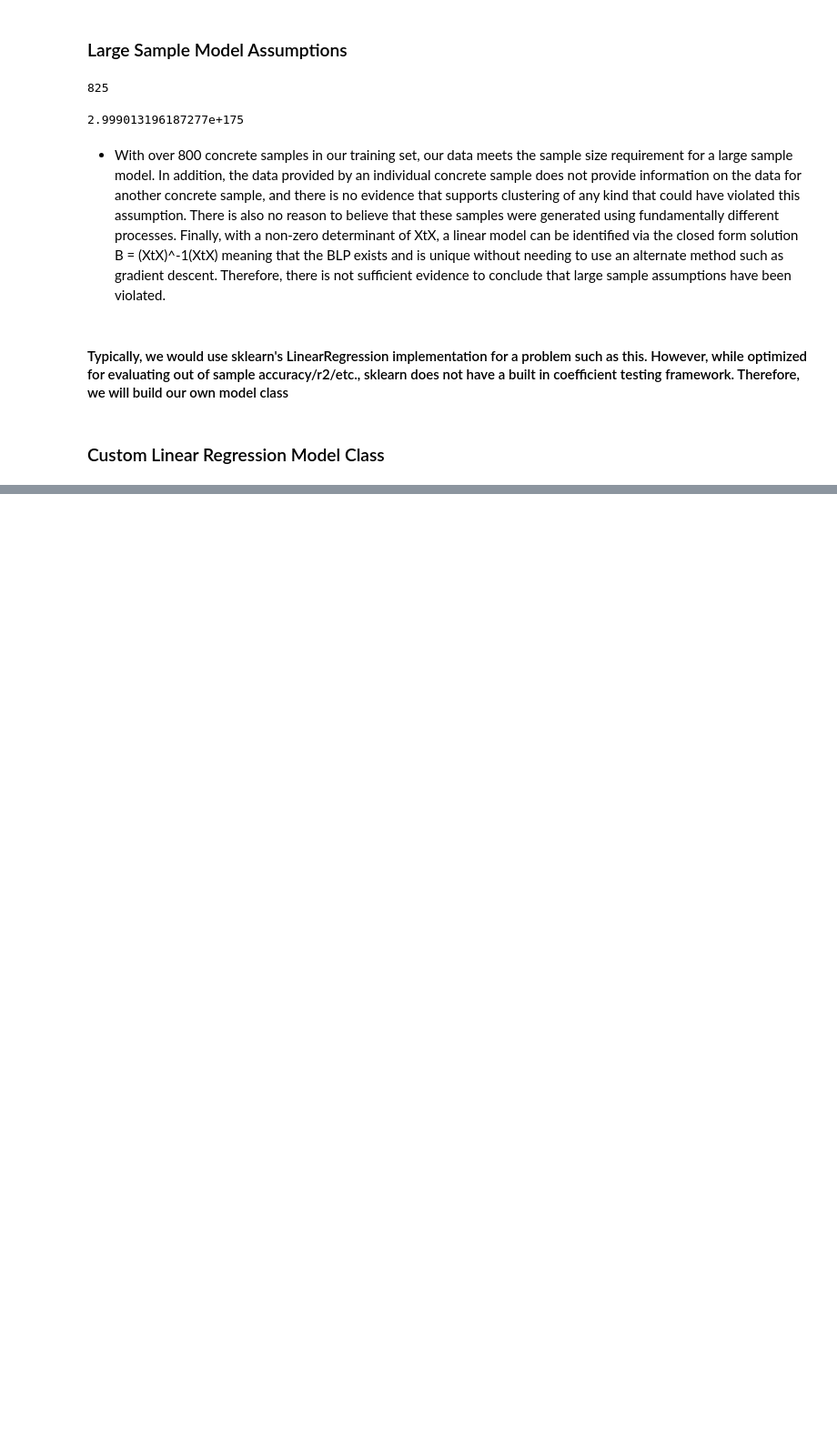
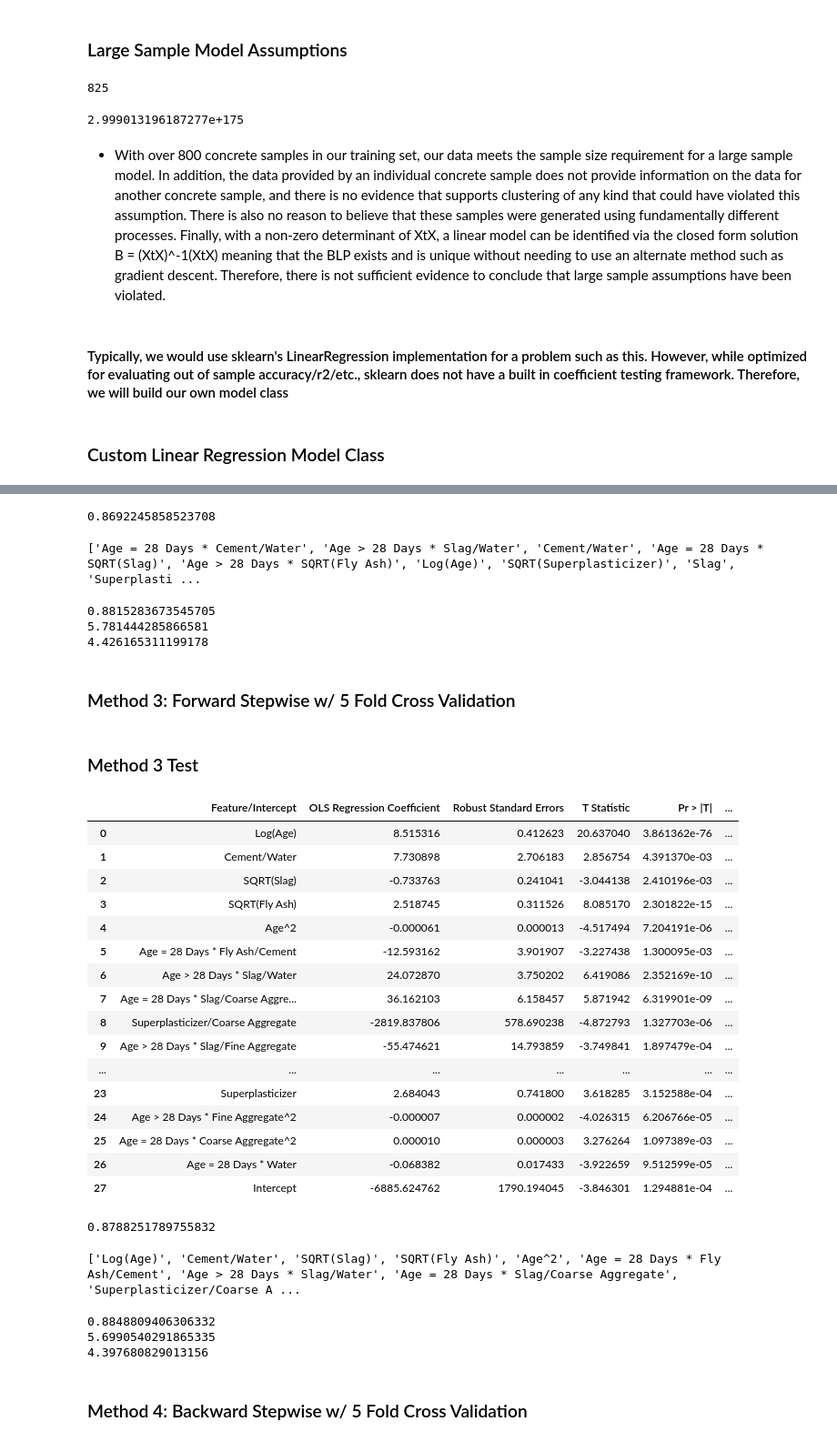
Before and after one commit to amitg3-ucb/w203_lab2, a Jupyter notebook: Data Cleaning and Model Development.ipynb, the cells around one changed output, grey strips where cells are left out. Shown at 91% size. Drawn from its saved outputs; the diff is of its cells as text; code cells hidden in the pictures; blank space fills up the shorter version.

```diff
--- a/Data Cleaning and Model Development.ipynb
+++ b/Data Cleaning and Model Development.ipynb
@@ -393,0 +524,20 @@ test1
+# %%
+model2_adjusted_r2
+# %% [output]
+0.8692245858523708
+# %%
+print(model2_colnames)
+# %% [output]
+['Age = 28 Days * Cement/Water', 'Age > 28 Days * Slag/Water', 'Cement/Water', 'Age = 28 Days * SQRT(Slag)', 'Age > 28 Days * SQRT(Fly Ash)', 'Log(Age)', 'SQRT(Superplasticizer)', 'Slag', 'Superplasti ...
+# %%
+# METHOD 2 FINAL MODEL, EVALUATION ON TEST DATA
+preds = model2.predict(test_data.iloc[:,:-1][model2_colnames]) #CAPTURE PREDICTIONS
+print(r2_score(test_data.iloc[:,-1],preds)) #OUT OF SAMPLE R2
+print(mean_squared_error(test_data.iloc[:,-1],preds,squared=False)) #OUT OF SAMPLE RMSE
+print(mean_absolute_error(test_data.iloc[:,-1],preds)) #OUT OF SAMPLE MAE
+# %% [output]
+0.8815283673545705
+5.781444285866581
+4.426165311199178
+# %% [markdown]
+### Method 3: Forward Stepwise w/ 5 Fold Cross Validation
@@ -393,0 +591,44 @@ test1
+# %% [markdown]
+### Method 3 Test
+# %%
+model3,model3_results,model3_adjusted_r2,model3_colnames = forward_stepwise_cv(training_features,training_labels,0.01)
+# %%
+model3_results
+# %% [output]
+|  | Feature/Intercept | OLS Regression Coefficient | Robust Standard Errors | T Statistic | Pr > |T| | ... |
+| 0 | Log(Age) | 8.515316 | 0.412623 | 20.637040 | 3.861362e-76 | ... |
+| 1 | Cement/Water | 7.730898 | 2.706183 | 2.856754 | 4.391370e-03 | ... |
+| 2 | SQRT(Slag) | -0.733763 | 0.241041 | -3.044138 | 2.410196e-03 | ... |
+| 3 | SQRT(Fly Ash) | 2.518745 | 0.311526 | 8.085170 | 2.301822e-15 | ... |
+| 4 | Age^2 | -0.000061 | 0.000013 | -4.517494 | 7.204191e-06 | ... |
+| 5 | Age = 28 Days * Fly Ash/Cement | -12.593162 | 3.901907 | -3.227438 | 1.300095e-03 | ... |
+| 6 | Age > 28 Days * Slag/Water | 24.072870 | 3.750202 | 6.419086 | 2.352169e-10 | ... |
+| 7 | Age = 28 Days * Slag/Coarse Aggre... | 36.162103 | 6.158457 | 5.871942 | 6.319901e-09 | ... |
+| 8 | Superplasticizer/Coarse Aggregate | -2819.837806 | 578.690238 | -4.872793 | 1.327703e-06 | ... |
+| 9 | Age > 28 Days * Slag/Fine Aggregate | -55.474621 | 14.793859 | -3.749841 | 1.897479e-04 | ... |
+| ... | ... | ... | ... | ... | ... | ... |
+| 23 | Superplasticizer | 2.684043 | 0.741800 | 3.618285 | 3.152588e-04 | ... |
+| 24 | Age > 28 Days * Fine Aggregate^2 | -0.000007 | 0.000002 | -4.026315 | 6.206766e-05 | ... |
+| 25 | Age = 28 Days * Coarse Aggregate^2 | 0.000010 | 0.000003 | 3.276264 | 1.097389e-03 | ... |
+| 26 | Age = 28 Days * Water | -0.068382 | 0.017433 | -3.922659 | 9.512599e-05 | ... |
+| 27 | Intercept | -6885.624762 | 1790.194045 | -3.846301 | 1.294881e-04 | ... |
+# %%
+model3_adjusted_r2
+# %% [output]
+0.8788251789755832
+# %%
+print(model3_colnames)
+# %% [output]
+['Log(Age)', 'Cement/Water', 'SQRT(Slag)', 'SQRT(Fly Ash)', 'Age^2', 'Age = 28 Days * Fly Ash/Cement', 'Age > 28 Days * Slag/Water', 'Age = 28 Days * Slag/Coarse Aggregate', 'Superplasticizer/Coarse A ...
+# %%
+# METHOD 3 FINAL MODEL, EVALUATION ON TEST DATA
+preds = model3.predict(test_data.iloc[:,:-1][model3_colnames]) #CAPTURE PREDICTIONS
+print(r2_score(test_data.iloc[:,-1],preds)) #OUT OF SAMPLE R2
+print(mean_squared_error(test_data.iloc[:,-1],preds,squared=False)) #OUT OF SAMPLE RMSE
+print(mean_absolute_error(test_data.iloc[:,-1],preds)) #OUT OF SAMPLE MAE
+# %% [output]
+0.8848809406306332
+5.6990540291865335
+4.397680829013156
+# %% [markdown]
+### Method 4: Backward Stepwise w/ 5 Fold Cross Validation
```
Also changed, not shown: parts of 26 cells of this notebook.
